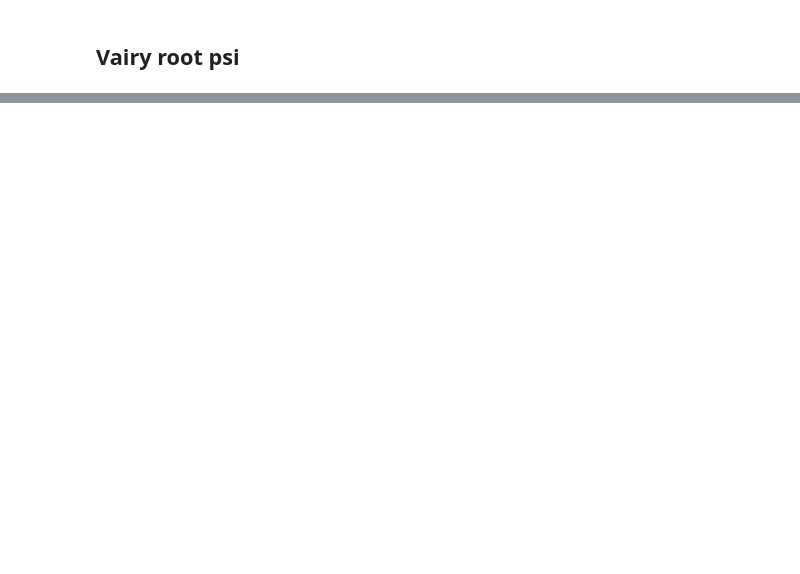
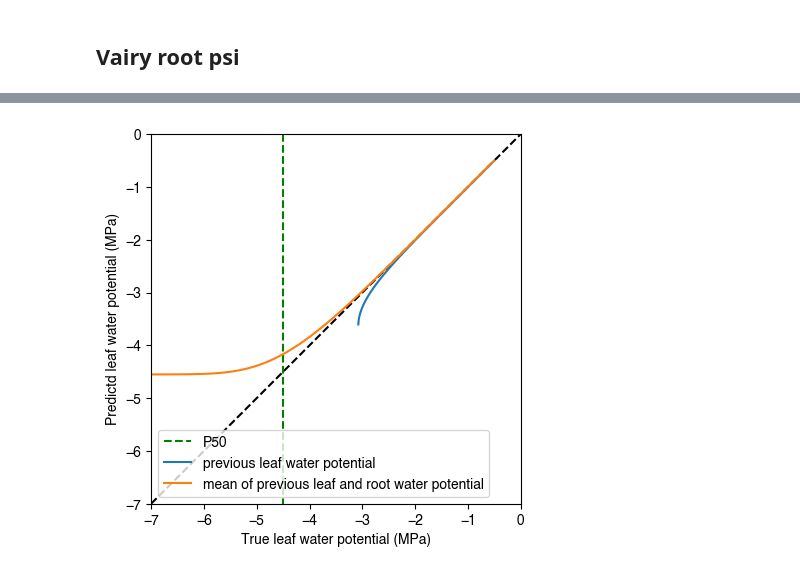
Before and after one commit to CaleBaguley/profit-optimisation-model, a Jupyter notebook: note books/Transpiration to water potential aproximation test.ipynb, the cells around one changed output, grey strips where cells are left out. Saved outputs shown, nothing was run; the diff lists cells and outputs as text; code cells hidden in the pictures; blank space fills up the shorter version.

```diff
--- a/note books/Transpiration to water potential aproximation test.ipynb
+++ b/note books/Transpiration to water potential aproximation test.ipynb
@@ -902,0 +582,85 @@ plt.show()
+# %%
+k_min = 0.000001
+min_psi = -7.0
+root_psi = -0.5 # MPa
+leaf_psi_true_array = np.linspace(root_psi, min_psi, 1000)
+
+e_leaf_array = np.zeros(len(leaf_psi_true_array))
+k_true_array = np.zeros(len(leaf_psi_true_array))
+
+for i in range(len(leaf_psi_true_array)):
+    e_leaf_array[i] = conductance_model.transpiration(leaf_psi_true_array[i], root_psi, steps = 100)
+    k_true_array[i] = conductance_model.conductance(leaf_psi_true_array[i])
+
+leaf_psi_predicted_array = np.zeros((len(leaf_psi_true_array),2))
+k_predicted_array = np.zeros((len(leaf_psi_true_array),2))
+e_predicted_array = np.zeros((len(leaf_psi_true_array),2))
+
+for i in range(len(leaf_psi_true_array)):
+    leaf_psi_predicted_array[i,0] = calc_psi_leaf(root_psi, e_leaf_array[i], conductance_model, acc, N, k_min)
+    leaf_psi_predicted_array[i,1] = calc_psi_leaf_mean_used(root_psi, e_leaf_array[i], conductance_model, acc, N, k_min)
+
+    k_predicted_array[i,0] = conductance_model.conductance(leaf_psi_predicted_array[i,0])
+    k_predicted_array[i,1] = conductance_model.conductance(leaf_psi_predicted_array[i,1])
+
+    e_predicted_array[i,0] = conductance_model.transpiration(leaf_psi_predicted_array[i,0], root_psi, steps = 100)
+    e_predicted_array[i,1] = conductance_model.transpiration(leaf_psi_predicted_array[i,1], root_psi, steps = 100)
+
+
+plt.plot([min_psi,0],[min_psi,0], color = 'black', linestyle='--')
+plt.plot([P50,P50],[0,min_psi], color = 'g', label = 'P50', linestyle = '--')
+plt.plot(leaf_psi_true_array, leaf_psi_predicted_array[:,0], label = "previous leaf water potential")
+plt.plot(leaf_psi_true_array, leaf_psi_predicted_array[:,1], label = "mean of previous leaf and root water potential")
+plt.xlabel('True leaf water potential (MPa)')
+plt.ylabel('Predictd leaf water potential (MPa)')
+plt.gca().set_aspect('equal')
+plt.ylim(min_psi,0)
+plt.xlim(min_psi,0)
+plt.legend()
+plt.show()
+
+plt.plot([min_psi,0],[0,0], color = 'black', linestyle='--')
+plt.plot([P50,P50],[1.1*min_psi,-1.1*min_psi], color = 'g', label = 'P50', linestyle = '--')
+plt.plot(leaf_psi_true_array, leaf_psi_predicted_array[:,0] - leaf_psi_true_array, label = "previous leaf water potential")
+plt.plot(leaf_psi_true_array, leaf_psi_predicted_array[:,1] - leaf_psi_true_array, label = "mean of previous leaf and root water potential")
+plt.xlabel('True leaf water potential (MPa)')
+plt.ylabel('Residual (MPa)')
+plt.ylim(1.1*min_psi,-1.1*min_psi)
+plt.xlim(min_psi,0)
+plt.legend()
+plt.show()
+
+plt.plot([0.,1.],[0.,1.], color = 'black', linestyle='--')
+plt.plot(k_true_array, k_predicted_array[:,0], label = "previous leaf water potential")
+plt.plot(k_true_array, k_predicted_array[:,1], label = "mean of previous leaf and root water potential")
+plt.xlabel('True leaf conductance (mmol m-2 s-1 MPa-1)')
+plt.ylabel('Predictd leaf conductance (mmol m-2 s-1 MPa-1)')
+plt.gca().set_aspect('equal')
+plt.ylim(0.,1.)
+plt.xlim(0.,1.)
+plt.legend()
+plt.show()
+
+plt.plot([0.,1.],[0,0], color = 'black', linestyle='--')
+plt.plot(k_true_array, k_predicted_array[:,0] - k_true_array, label = "previous leaf water potential")
+plt.plot(k_true_array, k_predicted_array[:,1] - k_true_array, label = "mean of previous leaf and root water potential")
+plt.xlabel('True leaf conductance (mmol m-2 s-1 MPa-1)')
+plt.ylabel('Residual (mmol m-2 s-1 MPa-1)')
+#plt.ylim(1.1*min_psi,-1.1*min_psi)
+plt.xlim(0.,1.)
+plt.legend()
+plt.show()
+
+plt.plot([P50,P50],[0,1.1*e_leaf_array[-1]], color = 'g', label = 'P50', linestyle = '--')
+plt.plot([min_psi,leaf_psi_true_array[0]],[k_max*(leaf_psi_true_array[0]-min_psi),0], color = 'grey', label = 'constant conductance')
+plt.plot(leaf_psi_true_array, e_predicted_array[:,0], label = 'E predicted, previous leaf water potential')
+plt.plot(leaf_psi_true_array, e_predicted_array[:,1], label = 'E predicted, mean of previous leaf and root water potential')
+plt.plot(leaf_psi_true_array, e_leaf_array, color = 'black', label = 'E true')
+plt.xlabel('True leaf water potential (MPa)')
+plt.ylabel('Transpiration (mmol m-2 s-1)')
+plt.xlim(min_psi,0)
+plt.ylim(0,1.1*e_leaf_array[-1])
+plt.legend()
+plt.show()
+# %% [output]
+[figure, added]
```
Also changed, not shown: parts of 29 cells of this notebook.
